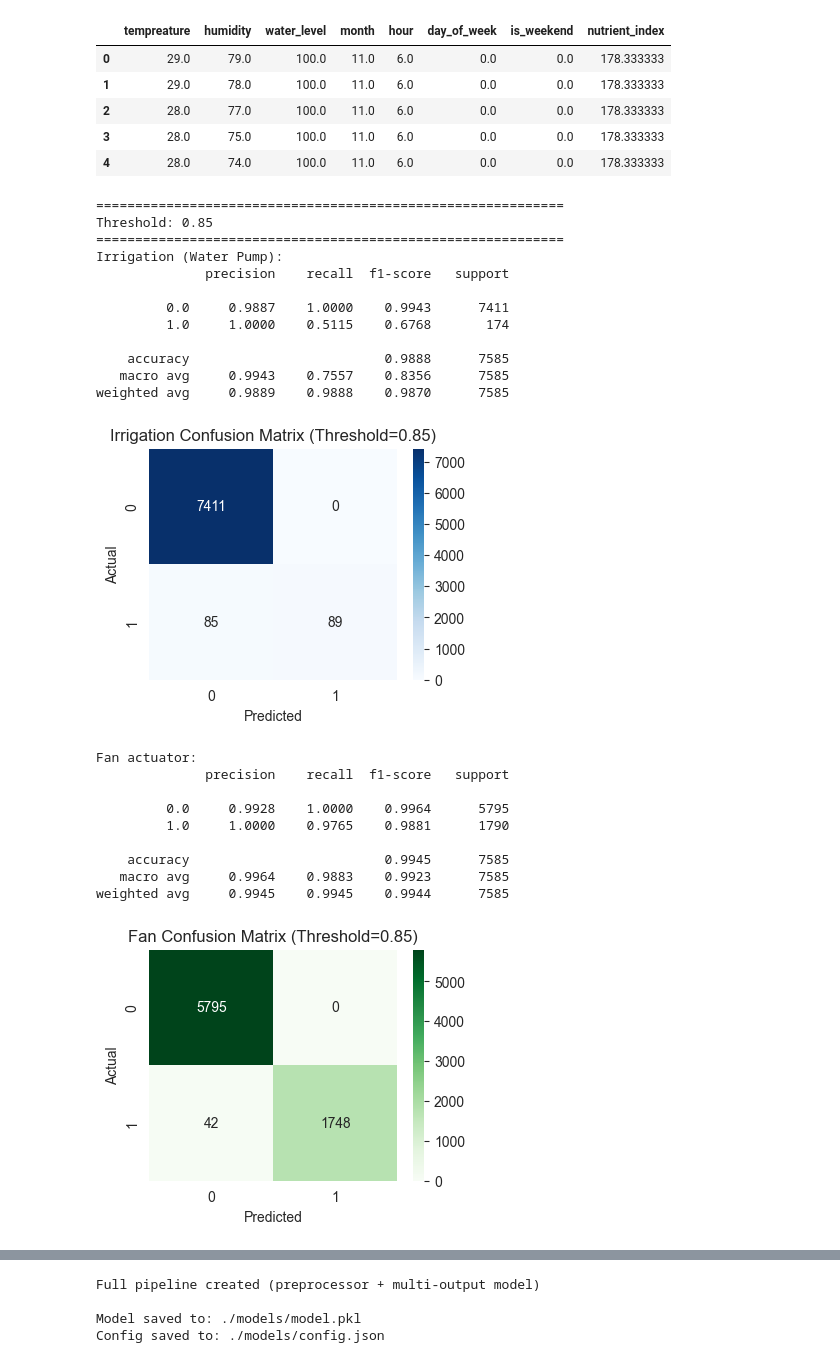
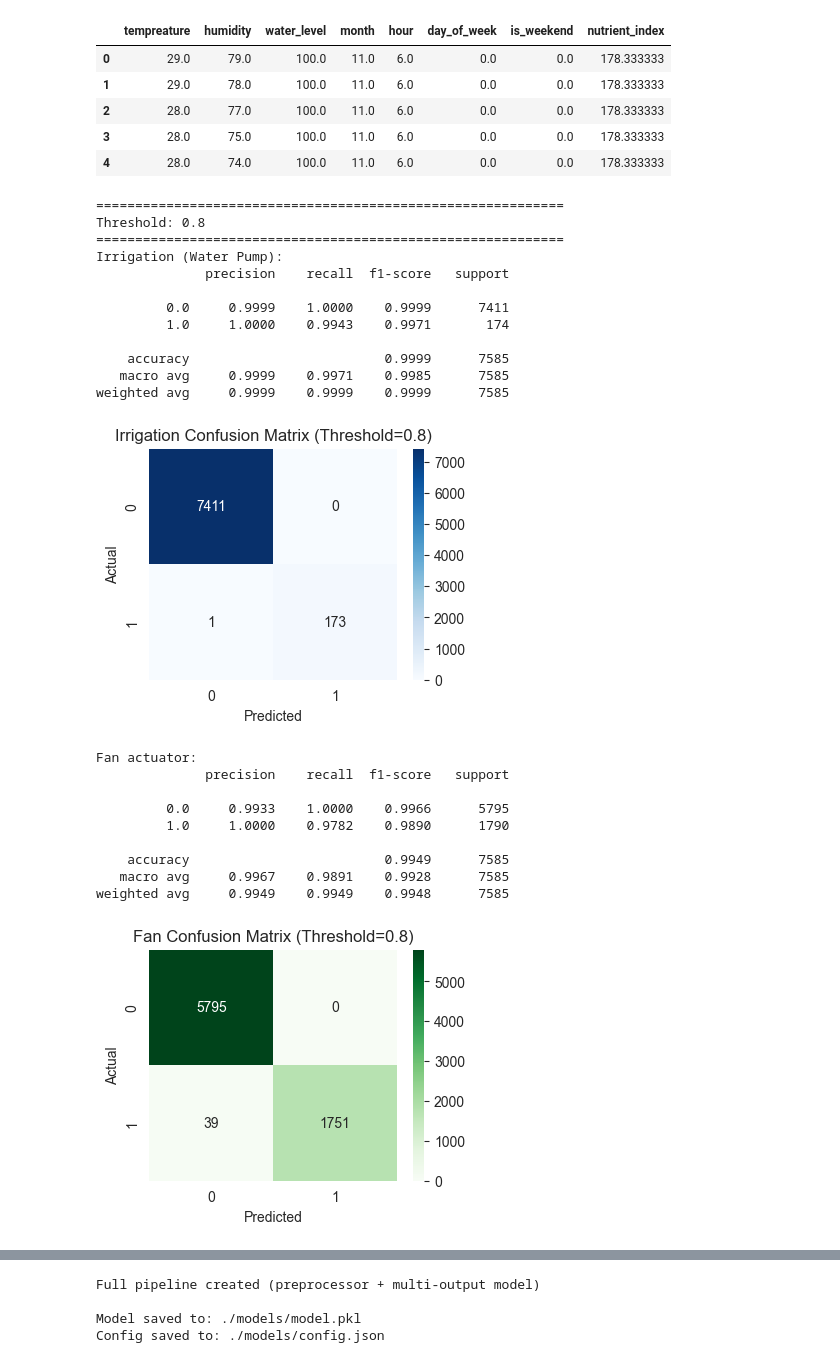
Before and after one commit to BrajanGjorga/Smart-Agriculture, a Jupyter notebook: notebooks/Irrigation_TimeSeries.ipynb, the cells around one changed output, grey strips where cells are left out. Drawn from its saved outputs; the diff is of its cells as text; code cells hidden in the pictures.

```diff
--- a/notebooks/Irrigation_TimeSeries.ipynb
+++ b/notebooks/Irrigation_TimeSeries.ipynb
@@ -772,7 +772,7 @@ import matplotlib.pyplot as plt
 import seaborn as sns
 import numpy as np
 
-thresholds = [0.85, 0.9, 0.95]
+thresholds = [0.8, 0.85, 0.9, 0.95]
 metrics = {}
 conf_matrices = {}
 
@@ -808,48 +808,48 @@ for thresh in thresholds:
     # Fan
     y_pred_fan = (proba_fan >= thresh).astype(int)
     acc_fan = accuracy_score(y_true_fan, y_pred_fan)
     prec_fan = precision_score(y_true_fan, y_pred_fan)
     rec_fan = recall_score(y_true_fan, y_pred_fan)
     f1_fan = f1_score(y_true_fan, y_pred_fan)
     conf_fan = confusion_matrix(y_true_fan, y_pred_fan)
     metrics[f'Fan_{thresh}'] = {'Accuracy': acc_fan, 'Precision': prec_fan, 'Recall': rec_fan, 'F1-score': f1_fan}
     conf_matrices[f'Fan_{thresh}'] = conf_fan
     print("Fan actuator:")
     print(classification_report(y_true_fan, y_pred_fan, digits=4))
     plt.figure(figsize=(4,3))
     sns.heatmap(conf_fan, annot=True, fmt='d', cmap='Greens')
     plt.title(f'Fan Confusion Matrix (Threshold={thresh})')
     plt.xlabel('Predicted')
     plt.ylabel('Actual')
     plt.show()
 
 # Display metrics summary table
 import pandas as pd
 metrics_df = pd.DataFrame(metrics).T
 print("\nSummary of Evaluation Metrics for Each Threshold and Target:")
 print(metrics_df)
 # %% [output]
 ============================================================
-Threshold: 0.85
+Threshold: 0.8
 ============================================================
 Irrigation (Water Pump):
               precision    recall  f1-score   support
 
-         0.0     0.9887    1.0000    0.9943      7411
-         1.0     1.0000    0.5115    0.6768       174
+         0.0     0.9999    1.0000    0.9999      7411
+         1.0     1.0000    0.9943    0.9971       174
 
-    accuracy                         0.9888      7585
-   macro avg     0.9943    0.7557    0.8356      7585
-weighted avg     0.9889    0.9888    0.9870      7585
+    accuracy                         0.9999      7585
+   macro avg     0.9999    0.9971    0.9985      7585
+weighted avg     0.9999    0.9999    0.9999      7585
-[figure, old version]
+[figure, new version]
 Fan actuator:
               precision    recall  f1-score   support
 
-         0.0     0.9928    1.0000    0.9964      5795
-         1.0     1.0000    0.9765    0.9881      1790
+         0.0     0.9933    1.0000    0.9966      5795
+         1.0     1.0000    0.9782    0.9890      1790
 
-    accuracy                         0.9945      7585
-   macro avg     0.9964    0.9883    0.9923      7585
-weighted avg     0.9945    0.9945    0.9944      7585
+    accuracy                         0.9949      7585
+   macro avg     0.9967    0.9891    0.9928      7585
+weighted avg     0.9949    0.9949    0.9948      7585
-[figure, old version]
+[figure, new version]
 ============================================================
```
Also changed, not shown: parts of 3 cells of this notebook, 5 other files.
